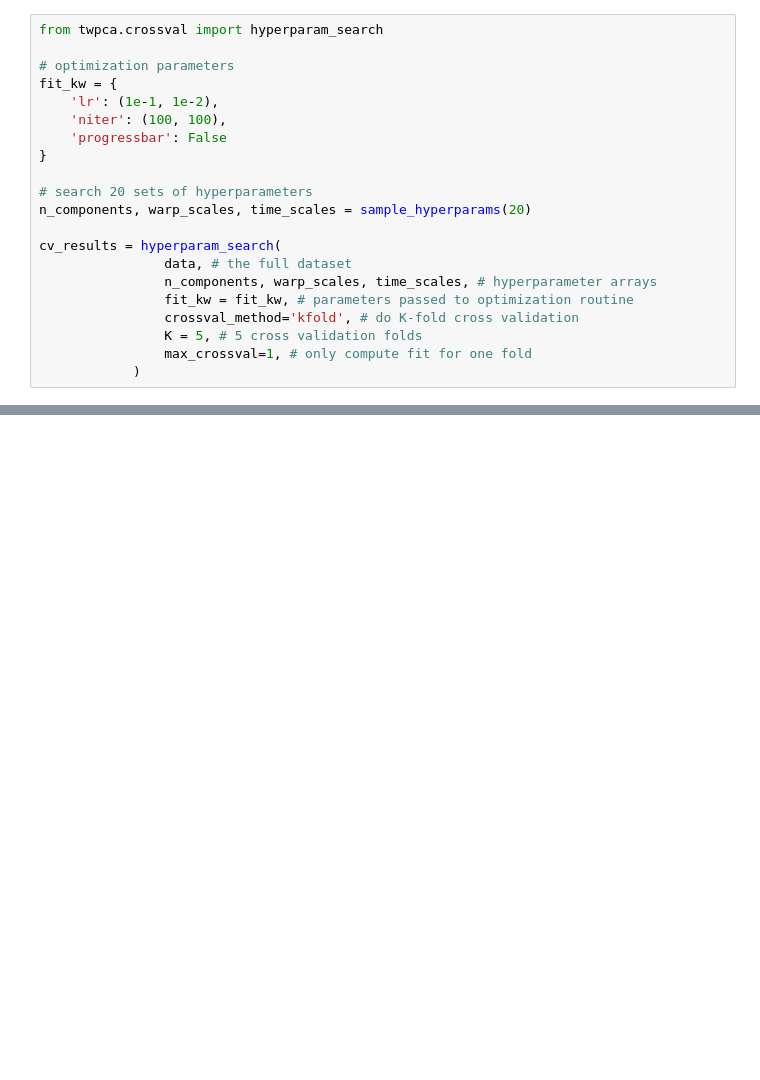
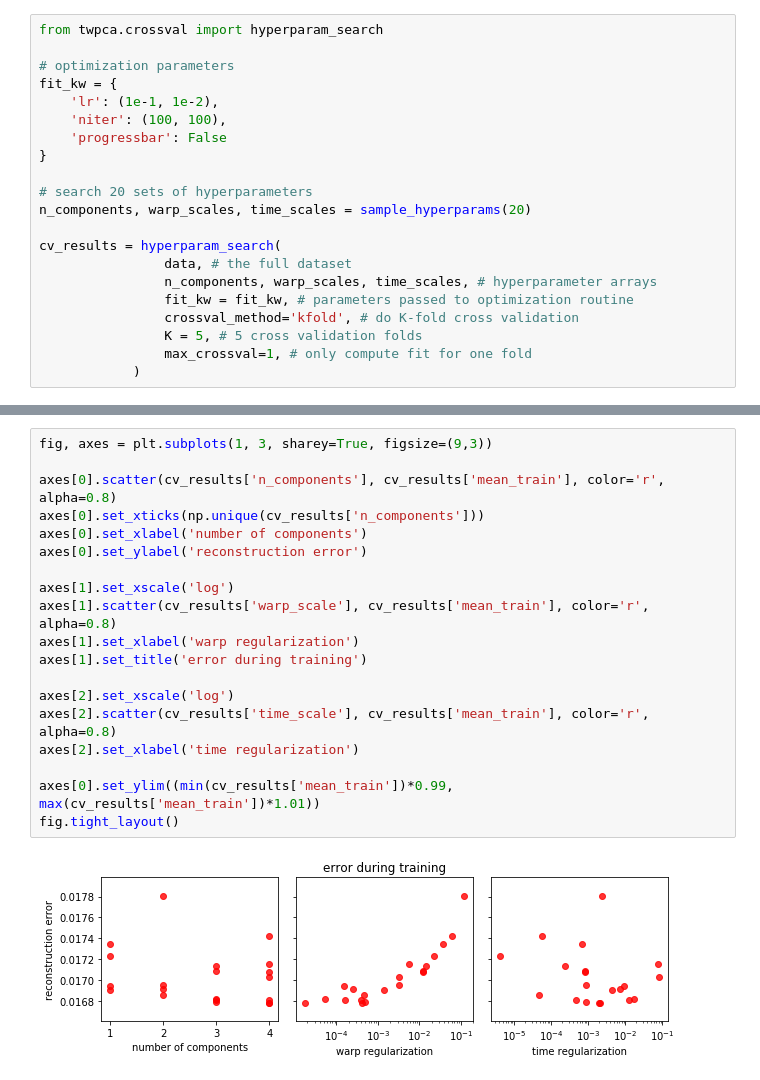
Before and after one commit to ganguli-lab/twpca, a Jupyter notebook: crossval-demo.ipynb, the cells around one changed output, grey strips where cells are left out. Saved outputs shown, nothing was run; the diff lists cells and outputs as text; blank space fills up the shorter version.

```diff
--- a/crossval-demo.ipynb
+++ b/crossval-demo.ipynb
@@ -105 +104,22 @@ fig.tight_layout()
+# %%
+fig, axes = plt.subplots(1, 3, sharey=True, figsize=(9,3))
+
+axes[0].scatter(cv_results['n_components'], cv_results['mean_train'], color='r', alpha=0.8)
+axes[0].set_xticks(np.unique(cv_results['n_components']))
+axes[0].set_xlabel('number of components')
+axes[0].set_ylabel('reconstruction error')
+
+axes[1].set_xscale('log')
+axes[1].scatter(cv_results['warp_scale'], cv_results['mean_train'], color='r', alpha=0.8)
+axes[1].set_xlabel('warp regularization')
+axes[1].set_title('error during training')
+
+axes[2].set_xscale('log')
+axes[2].scatter(cv_results['time_scale'], cv_results['mean_train'], color='r', alpha=0.8)
+axes[2].set_xlabel('time regularization')
+
+axes[0].set_ylim((min(cv_results['mean_train'])*0.99, max(cv_results['mean_train'])*1.01))
+fig.tight_layout()
+# %% [output]
+[figure, added]
 # %%
```
Also changed, not shown: parts of 3 cells of this notebook, 1 other file.
